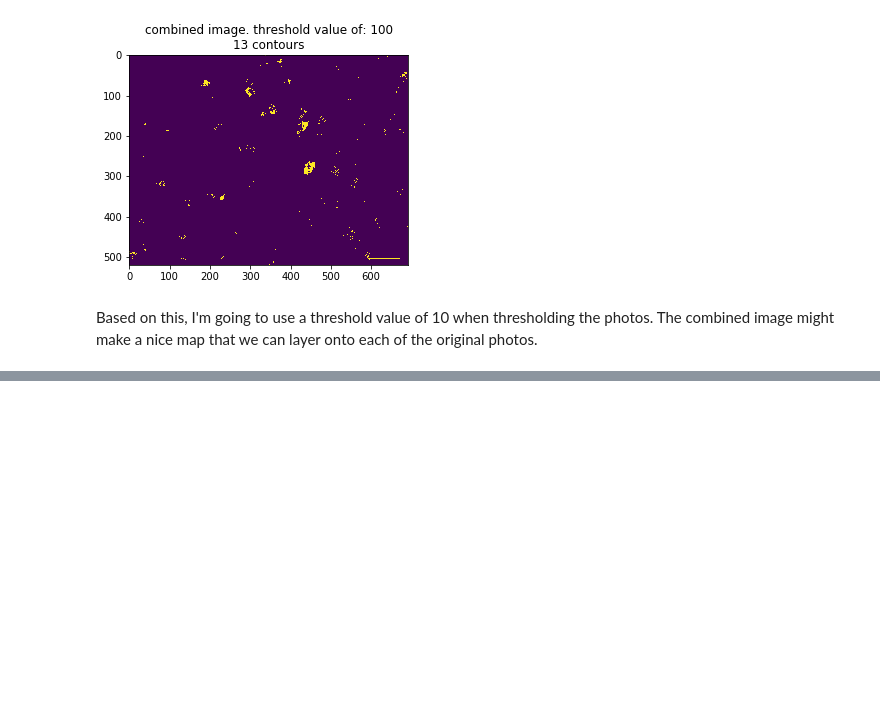
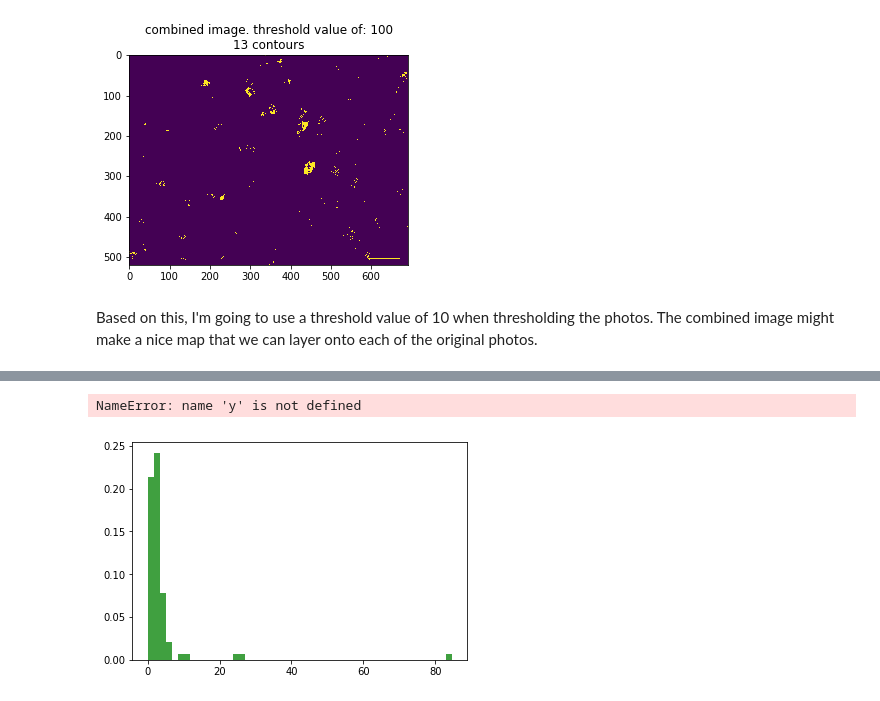
Before and after one commit to lukereding/detect_fluorescent_overlap, a Jupyter notebook: notebook.ipynb, the cells around one changed output, grey strips where cells are left out. Drawn from its saved outputs; the diff is of its cells as text; code cells hidden in the pictures; blank space fills up the shorter version.

```diff
--- a/notebook.ipynb
+++ b/notebook.ipynb
@@ -290,0 +292,13 @@ array([[[0, 0, 4],
+# %%
+blue= []
+for x in image1_intensity:
+    blue.append(x[0])
+
+n, bins, patches = plt.hist(blue, 50, normed=1, facecolor='green', alpha=0.75)
+
+l = plt.plot(bins, y, 'r--', linewidth=1)
+plt.title("distribution of blue in the cells")
+plt.show()
+# %% [output]
+NameError: name 'y' is not defined
+[figure, added]
```
Also changed, not shown: parts of 8 cells of this notebook.
